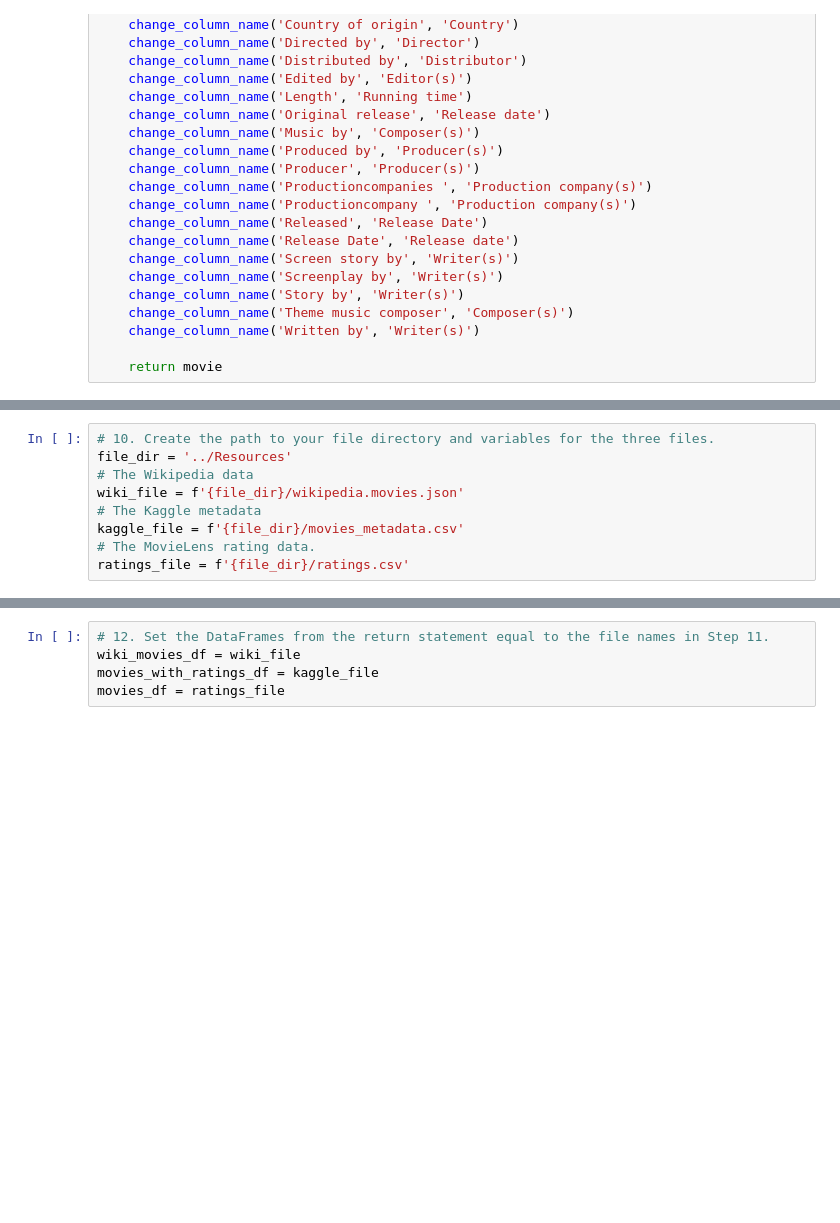
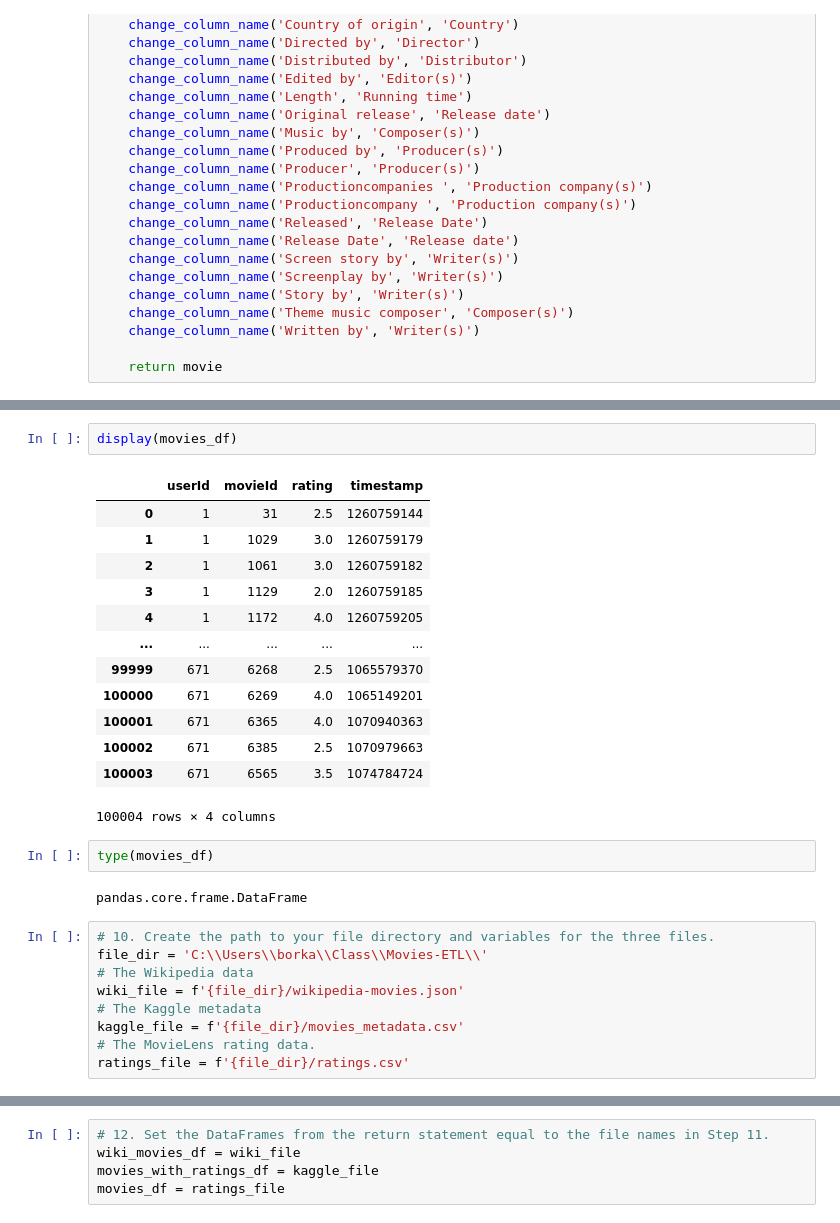
Before and after one commit to borkard/Movies-ETL, a Jupyter notebook: ETL_clean_kaggle_data.ipynb, the cells around one changed output, grey strips where cells are left out. Saved outputs shown, nothing was run; the diff lists cells and outputs as text; blank space fills up the shorter version.

Commit message:
updated clean_kaggle-data

```diff
--- a/ETL_clean_kaggle_data.ipynb
+++ b/ETL_clean_kaggle_data.ipynb
@@ -259,8 +304,28 @@ IndentationError: unexpected indent (<ipython-input-19-80354b803287>, line 7)
+# %%
+display(movies_df)
+# %% [output]
+|  | userId | movieId | rating | timestamp |
+| 0 | 1 | 31 | 2.5 | 1260759144 |
+| 1 | 1 | 1029 | 3.0 | 1260759179 |
+| 2 | 1 | 1061 | 3.0 | 1260759182 |
+| 3 | 1 | 1129 | 2.0 | 1260759185 |
+| 4 | 1 | 1172 | 4.0 | 1260759205 |
+| ... | ... | ... | ... | ... |
+| 99999 | 671 | 6268 | 2.5 | 1065579370 |
+| 100000 | 671 | 6269 | 4.0 | 1065149201 |
+| 100001 | 671 | 6365 | 4.0 | 1070940363 |
+| 100002 | 671 | 6385 | 2.5 | 1070979663 |
+| 100003 | 671 | 6565 | 3.5 | 1074784724 |
+100004 rows × 4 columns
+# %%
+type(movies_df)
+# %% [output]
+pandas.core.frame.DataFrame
 # %%
 # 10. Create the path to your file directory and variables for the three files.
-file_dir = '../Resources'
+file_dir = 'C:\\Users\\borka\\Class\\Movies-ETL\\'
 # The Wikipedia data
-wiki_file = f'{file_dir}/wikipedia.movies.json'
+wiki_file = f'{file_dir}/wikipedia-movies.json'
 # The Kaggle metadata
 kaggle_file = f'{file_dir}/movies_metadata.csv'
 # The MovieLens rating data.
```
Also changed, not shown: parts of 7 cells of this notebook, 1 other file.
